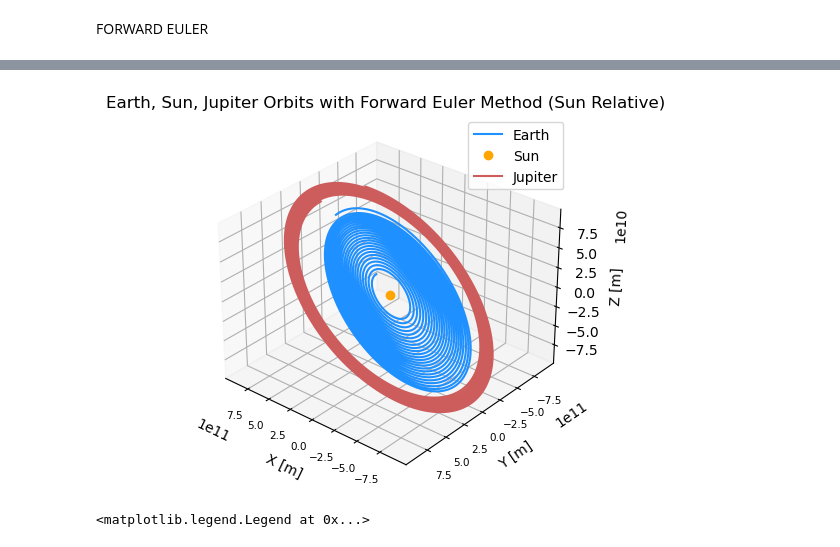
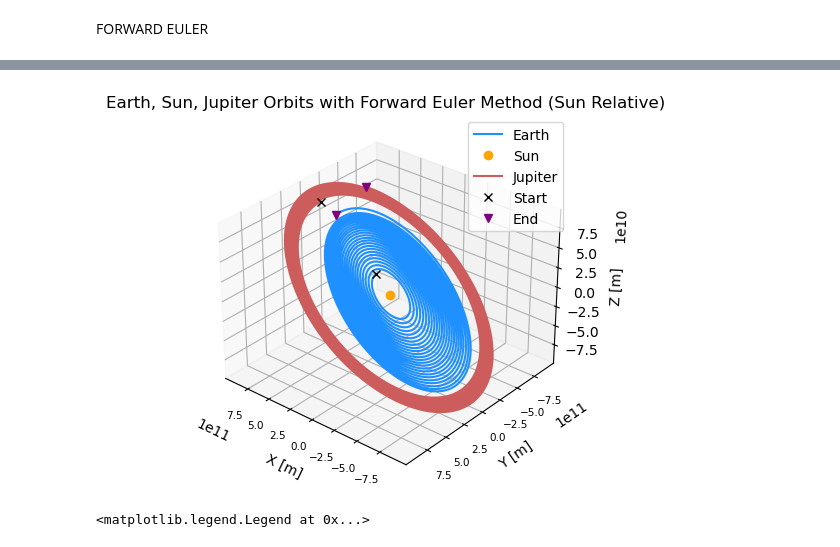
Before and after one commit to Zoinkadoinka/AE370-Project-1, a Jupyter notebook: Official Numerical Method Testing .ipynb, the cells around one changed output, grey strips where cells are left out. Drawn from its saved outputs; the diff is of its cells as text; code cells hidden in the pictures.

Commit message:
updated euler graphs

```diff
--- a/Official Numerical Method Testing .ipynb
+++ b/Official Numerical Method Testing .ipynb
@@ -332,25 +332,32 @@ Text(0, 0.5, '$\\Delta{E}/|E|$')
 # %%
 import matplotlib.pyplot as plt
 from matplotlib import cm
 from matplotlib.ticker import LinearLocator
 import numpy as np
 
 fig, ax = plt.subplots(subplot_kw={"projection": "3d"})
 ax.plot3D(u[:,0]-u[:,3],u[:,1]-u[:,4], u[:,2]-u[:,5], "dodgerblue", label = "Earth")
 ax.plot3D(0,0,0,'o',color="orange", label = "Sun")
 ax.plot3D(u[:,6]-u[:,3],u[:,7]-u[:,4], u[:,8]-u[:,5],"indianred", label = "Jupiter")
 ax.view_init(elev = 30, azim=130)
 ax.set_xlabel('X [m]', fontsize=10)
 plt.xticks(fontsize=7.5)
 ax.set_ylabel('Y [m]', fontsize=10)
 plt.yticks(fontsize=7.5)
 ax.set_zlabel('Z [m]', fontsize=10, rotation = 90)
 ax.set_title("Earth, Sun, Jupiter Orbits with Forward Euler Method (Sun Relative)")
 
+
+ax.plot3D(u[0][0]-u[0][3], u[0][1]-u[0][4],u[0][2]-u[0][5],'x', color = "black", label = "Start")
+ax.plot3D(u[0][6]-u[0][3], u[0][7]-u[0][4], u[0][8]-u[0][5],'x', color = "black")
+
+ax.plot3D(u[-1][0]-u[-1][3], u[-1][1]-u[-1][4],u[-1][2]-u[-1][5],'v', color = "purple", label = "End")
+ax.plot3D(u[-1][6]-u[-1][3], u[-1][7]-u[-1][4],u[-1][8]-u[-1][5],'v', color = "purple")
+
 plt.legend()
 plt.show()
 # %% [output]
-[figure, old version]
+[figure, new version]
 # %%
 
 fig = plt.figure(figsize=(16, 16), tight_layout=True)
```
Also changed, not shown: parts of 3 cells of this notebook.
